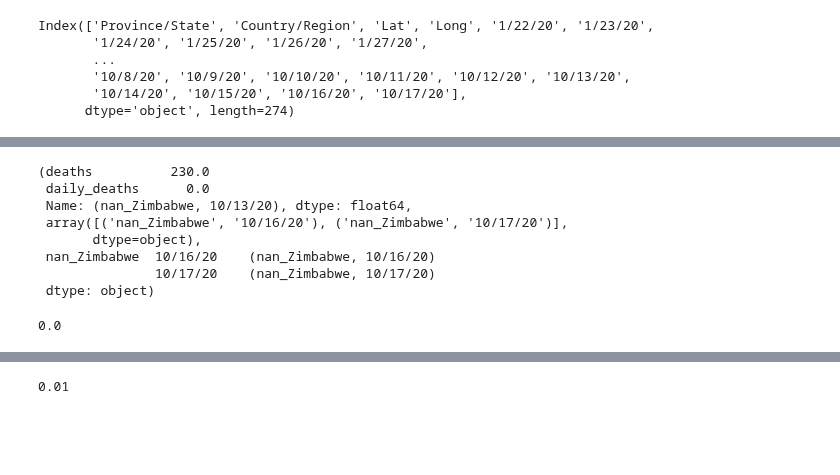
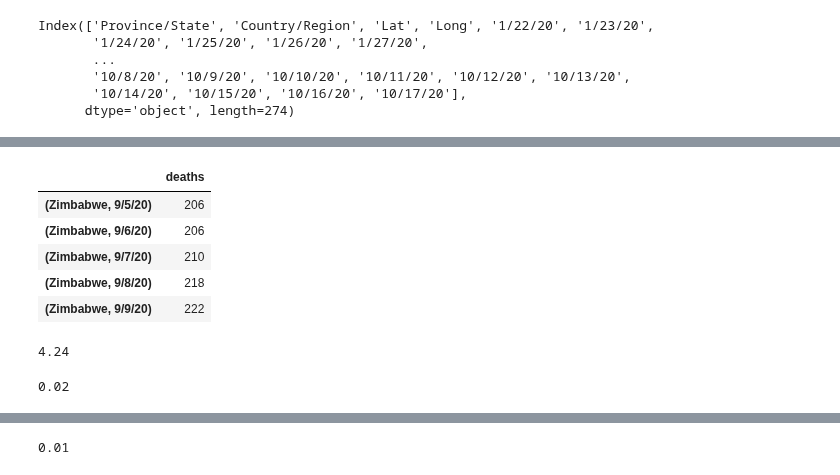
Before and after one commit to bdi2357/Covid19_forecasting, a Jupyter notebook: FeatureGenerator.ipynb, the cells around one changed output, grey strips where cells are left out. Drawn from its saved outputs; the diff is of its cells as text; code cells hidden in the pictures; blank space fills up the shorter version.

```diff
--- a/FeatureGenerator.ipynb
+++ b/FeatureGenerator.ipynb
@@ -17,7 +17,7 @@ Index(['Province/State', 'Country/Region', 'Lat', 'Long', '1/22/20', '1/23/20',
        '10/14/20', '10/15/20', '10/16/20', '10/17/20'],
       dtype='object', length=274)
 # %%
-df["key"] = df.apply(lambda r: str(r['Province/State'])+"_"+str(r['Country/Region']),axis=1)
+df["key"] = df.apply(lambda r: str(r['Country/Region'])+("_"+str(r['Province/State'])).replace("_nan",""),axis=1)
 df = df.set_index("key")
 df_mod = df[df.columns[4:]]
 # %%
@@ -39,25 +39,52 @@ df_mod_t = df_mod.T
 # %%
 DF_countries = {c:pd.DataFrame(df_mod_t[c]) for c in df_mod_t.columns}
-type(DF_countries["nan_Albania"]),DF_countries["nan_Albania"].tail()
+DF_countries
+type(DF_countries["Albania"]),DF_countries["Albania"].tail()
 DF2 = DF_countries.copy()
 def prepare_covid(gf,column_rep):
     for k in gf.keys():
         gf[k] = gf[k].rename(columns={k:column_rep})
-        gf[k]["daily_"+column_rep] = gf[k][column_rep].diff(1).fillna(0)
+        #gf[k]["daily_"+column_rep] = gf[k][column_rep].diff(1).fillna(0)
+        gf[k].index = gf[k].apply(lambda r: (k,r.name),axis=1)
 
-    return pd.concat(gf.values(), keys=gf.keys())
+    df_all =  pd.concat(gf.values())#, keys=gf.keys())
+    df_all  = df_all.sort_index()
+    #L  = list(df_all.index.values)
+    #E = list(enumerate(L))
+    #D_real_indexes_vals = {x[1]:x[0] for x in E}
+    #df_all.index = [x[0] for x in E]
+    #return D_real_indexes_vals,df_all
+    return df_all
+
+#dict_indexes,DF3 =
 DF3 = prepare_covid(DF2,"deaths")
+DF3.tail()
+# %% [output]
+|  | deaths |
+| (Zimbabwe, 9/5/20) | 206 |
+| (Zimbabwe, 9/6/20) | 206 |
+| (Zimbabwe, 9/7/20) | 210 |
+| (Zimbabwe, 9/8/20) | 218 |
+| (Zimbabwe, 9/9/20) | 222 |
 # %%
-DF3.loc[("nan_Zimbabwe","10/13/20")], DF3.index.values[-2:],DF3.apply(lambda r: r.name,axis=1)[-2:]
+import random,time
+samp = random.sample(list(DF3.index.values),10000)
+
+
+#DF3.index.values[-2:],DF3.apply(lambda r: r.name,axis=1)[-2:]
-# %% [output]
-(deaths          230.0
- daily_deaths      0.0
- Name: (nan_Zimbabwe, 10/13/20), dtype: float64,
- array([('nan_Zimbabwe', '10/16/20'), ('nan_Zimbabwe', '10/17/20')],
-       dtype=object),
- nan_Zimbabwe  10/16/20    (nan_Zimbabwe, 10/16/20)
-               10/17/20    (nan_Zimbabwe, 10/17/20)
- dtype: object)
+# %%
+start = time.time()
+#LL = [DF3.loc[x,"deaths"] for x in samp]
+for x in samp:
+    t = DF3.at[x,"deaths"]
+    """
+    if samp.index(x)%(500) == 0:
+        print(x,t)
+    """
+
+round(time.time()-start,2)
+# %% [output]
+4.24
 # %%
 import time
 file_name = "csse_covid_19_data/csse_covid_19_time_series/time_series_covid19_deaths_global.csv"
@@ -68,13 +95,22 @@ lags2 = [7,14,28,56]
 start = time.time()
 def create_df_dict(file_name,col_name):
     df = pd.read_csv(file_name)
-    df["key"] = df.apply(lambda r: str(r['Province/State'])+"_"+str(r['Country/Region']),axis=1)
+    df["key"] = df.apply(lambda r: str(r['Country/Region'])+("_"+str(r['Province/State'])).replace("_nan",""),axis=1)
     df = df.set_index("key")
     df_mod = df[df.columns[4:]]
     df_mod_t = df_mod.T
     DF_countries = {c:pd.DataFrame(df_mod_t[c]) for c in df_mod_t.columns}
     for c in DF_countries.keys():
         DF_countries[c] = DF_countries[c].rename(columns={c:col_name})
+        if c=="Israel":
+            print("Israel")
+            print(DF_countries[c].columns)
+        if col_name.find("daily") == -1:
+            DF_countries[c]["daily_"+col_name] = DF_countries[c][col_name].diff(1).fillna(0)
+        if c=="Israel":
+            print("Israel")
+            print(DF_countries[c].columns)
+        DF_countries[c].index = DF_countries[c].apply(lambda r: (c,r.name),axis=1)
     return DF_countries
 def add_lags(gf,lags,col_name):
     for c in gf.keys():
@@ -84,7 +120,7 @@ def add_lags(gf,lags,col_name):
     return gf
 round(time.time()-start,2)
 # %% [output]
-0.0
+0.02
 # %%
 def lag(df,col,lag,fillna_val = 0.0):
 	return df[col].shift(lag).fillna(0.0)
```
Also changed, not shown: parts of 13 cells of this notebook.
